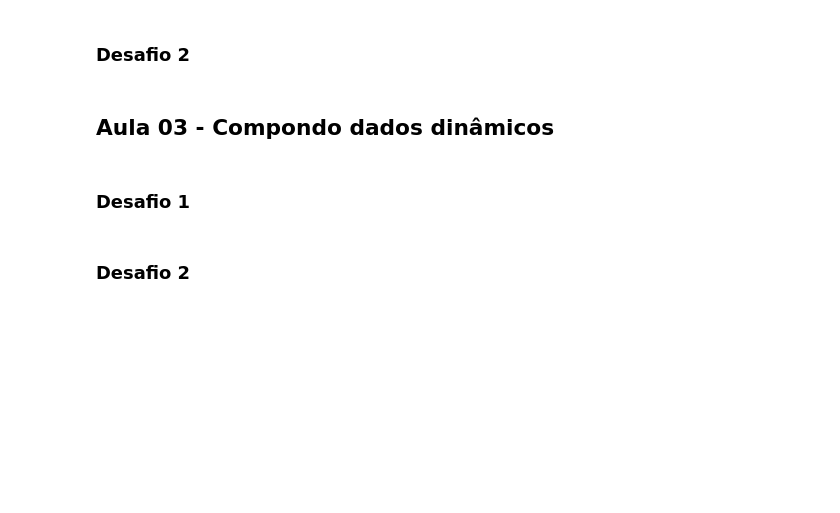
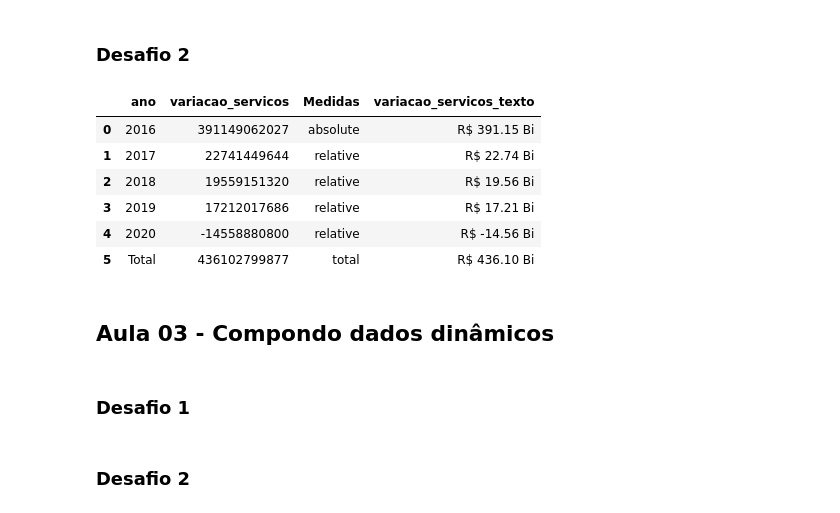
Before and after one commit to juliogazoli/alura-data-visualization-python-graficos-de-composicao-e-relacionamento, a Jupyter notebook: Desafios.ipynb, the cells around one changed output. Saved outputs shown, nothing was run; the diff lists cells and outputs as text; code cells hidden in the pictures; blank space fills up the shorter version.

Commit message:
Desafio: gráficos de composição - Acréscimos e decréscimos

```diff
--- a/Desafios.ipynb
+++ b/Desafios.ipynb
@@ -161,2 +216,45 @@ plt.show()
 # %% [markdown]
 ### Desafio 2
+# %%
+# Importando as bibliotecas
+import pandas as pd
+import plotly.graph_objects as go
+import numpy as np
+
+# Importando a base de dados do PIB de 2002 a 2020
+df_ne = pd.read_csv("https://raw.githubusercontent.com/alura-cursos/dataviz-graficos-composicao-relacionamento/main/dados/pib_br_2002_2020_estados.csv")
+
+# Criando um df com os dados desejados
+anos = [x for x in range(2016, 2021)]
+df_ne = df_ne.query("regiao == 'Nordeste' and ano == @anos")[["ano","va_servicos"]]
+df_ne = df_ne.groupby("ano").sum().reset_index()
+
+# Gerando a coluna com a variação do valor agregado da indústria
+# e passando o valor inicial para a 1ª linha da variação
+df_ne["variacao_servicos"] = df_ne["va_servicos"].diff().fillna(df_ne["va_servicos"]).astype("int64")
+
+# Gerando uma coluna com as Medidas para o gráfico de cascata
+df_ne["Medidas"] = ["absolute"] + ["relative"] * 4
+
+# Gerando uma observação com a atualização da última linha com o PIB total de 2020
+linha = pd.Series({'ano': 'Total',
+                   'va_servicos': df_ne["va_servicos"].values[-1],
+                   'variacao_servicos': df_ne["va_servicos"].values[-1],
+                   'Medidas': "total"}).to_frame().T
+
+# Concatenando o df com a atualização e retirando a coluna pib
+df_ne = pd.concat([df_ne, linha], axis = 0, ignore_index=True)
+df_ne = df_ne.drop(columns=["va_servicos"])
+
+# Criando uma coluna com os valores em string
+df_ne["variacao_servicos_texto"] = (df_ne["variacao_servicos"]/1e9).map('R$ {:,.2f} Bi'.format)
+
+df_ne
+# %% [output]
+|  | ano | variacao_servicos | Medidas | variacao_servicos_texto |
+| 0 | 2016 | 391149062027 | absolute | R$ 391.15 Bi |
+| 1 | 2017 | 22741449644 | relative | R$ 22.74 Bi |
+| 2 | 2018 | 19559151320 | relative | R$ 19.56 Bi |
+| 3 | 2019 | 17212017686 | relative | R$ 17.21 Bi |
+| 4 | 2020 | -14558880800 | relative | R$ -14.56 Bi |
+| 5 | Total | 436102799877 | total | R$ 436.10 Bi |
```
Also changed, not shown: parts of 4 cells of this notebook, 1 other file.
